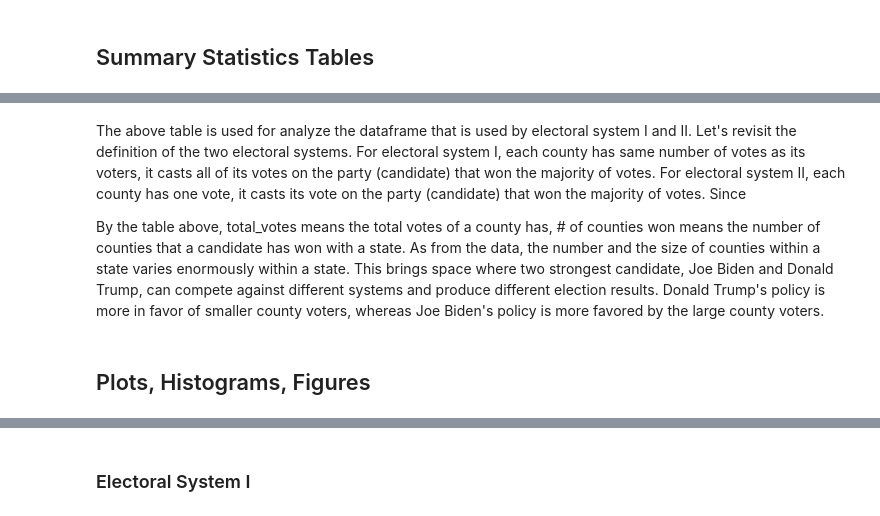
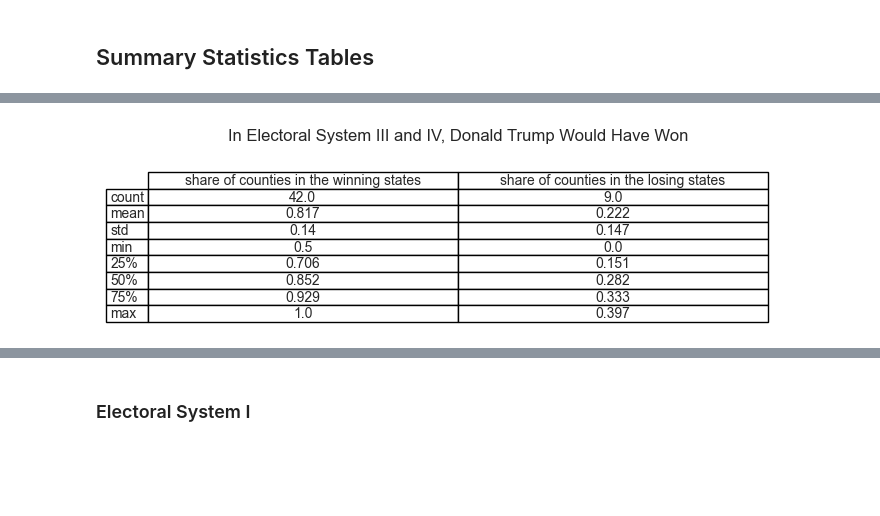
Before and after one commit to AllysonCui/ECO225, a Jupyter notebook: Code/Project 1/Project_1.ipynb, the cells around one changed output, grey strips where cells are left out. Drawn from its saved outputs; the diff is of its cells as text; code cells hidden in the pictures; blank space fills up the shorter version.

```diff
--- a/Code/Project 1/Project_1.ipynb
+++ b/Code/Project 1/Project_1.ipynb
@@ -300,12 +338,15 @@ The above summary statistics table presented the basic information about Elector
 # %%
 df_III_IV_statistics = pd.DataFrame({
     "share of counties in the winning states": df_state_won['share of counties in the winning states'].describe(),
     "share of counties in the losing states": df_state_lost['share of counties in the losing states'].describe(),
 })
-df_III_IV_statistics = df_III_IV_statistics.round(decimals = 0)
+df_III_IV_statistics = df_III_IV_statistics.round(decimals = 3)
 fig2 = plt.figure(figsize = (8, 0.3))
 ax2 = fig2.add_subplot(111)
 ax2.table(cellText = df_III_IV_statistics.values, colLabels = df_III_IV_statistics.columns,
          rowLabels = df_III_IV_statistics.index, cellLoc = 'center')
 ax2.set_title("In Electoral System III and IV, Donald Trump Would Have Won")
 ax2.axis ('off')
+plt.show()
+# %% [output]
+[figure, added]
@@ -316,7 +352,0 @@ df_stat.describe()
-# %% [markdown]
-The above table is used for analyze the dataframe that is used by electoral system I and II. Let's revisit the definition of the two electoral systems. For electoral system I, each county has same number of votes as its voters, it casts all of its votes on the party (candidate) that won the majority of votes. For electoral system II, each county has one vote, it casts its vote on the party (candidate) that won the majority of votes. Since
-
-By the table above, total_votes means the total votes of a county has, # of counties won means the number of counties that a candidate has won with a state.
-As from the data, the number and the size of counties within a state varies enormously within a state. This brings space where two strongest candidate, Joe Biden and Donald Trump, can compete against different systems and produce different election results. Donald Trump's policy is more in favor of smaller county voters, whereas Joe Biden's policy is more favored by the large county voters.
-# %% [markdown]
-## Plots, Histograms, Figures
```
Also changed, not shown: parts of 63 cells of this notebook, 1 other file.
